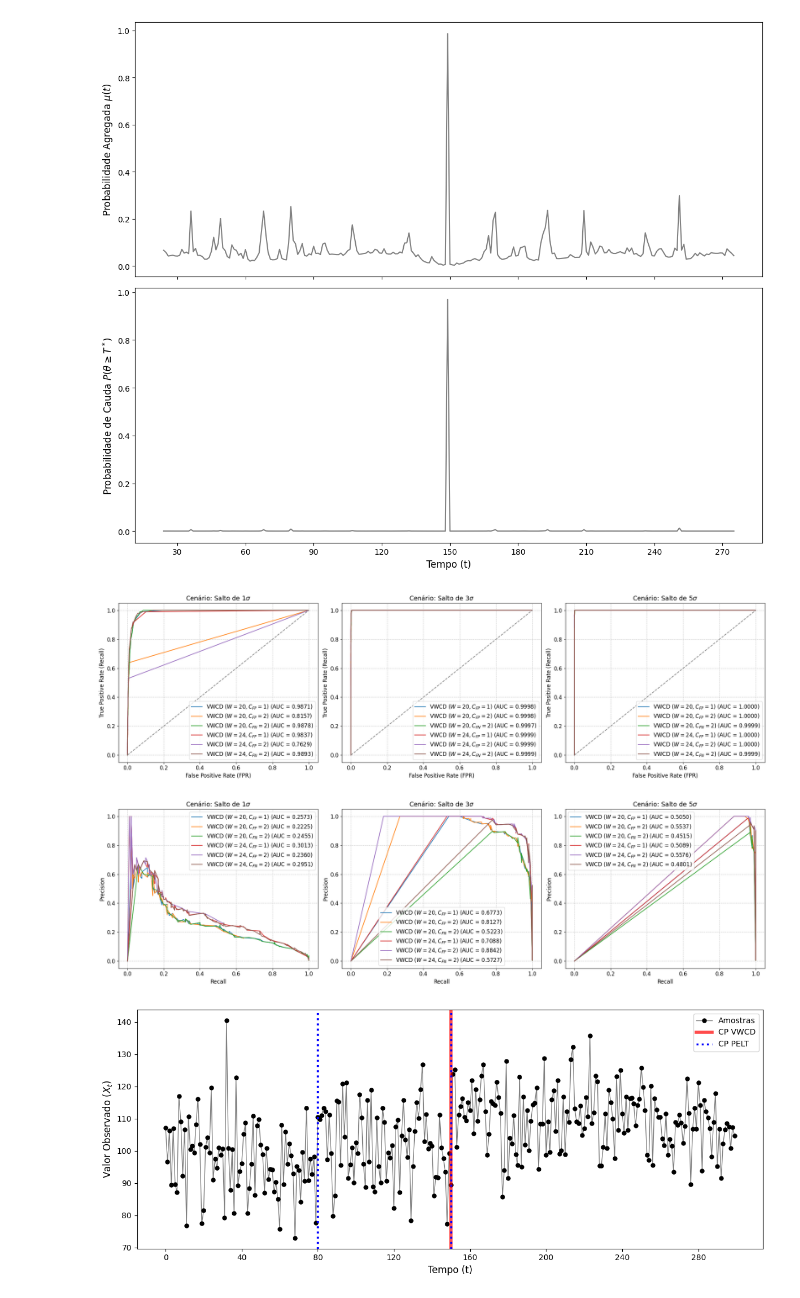
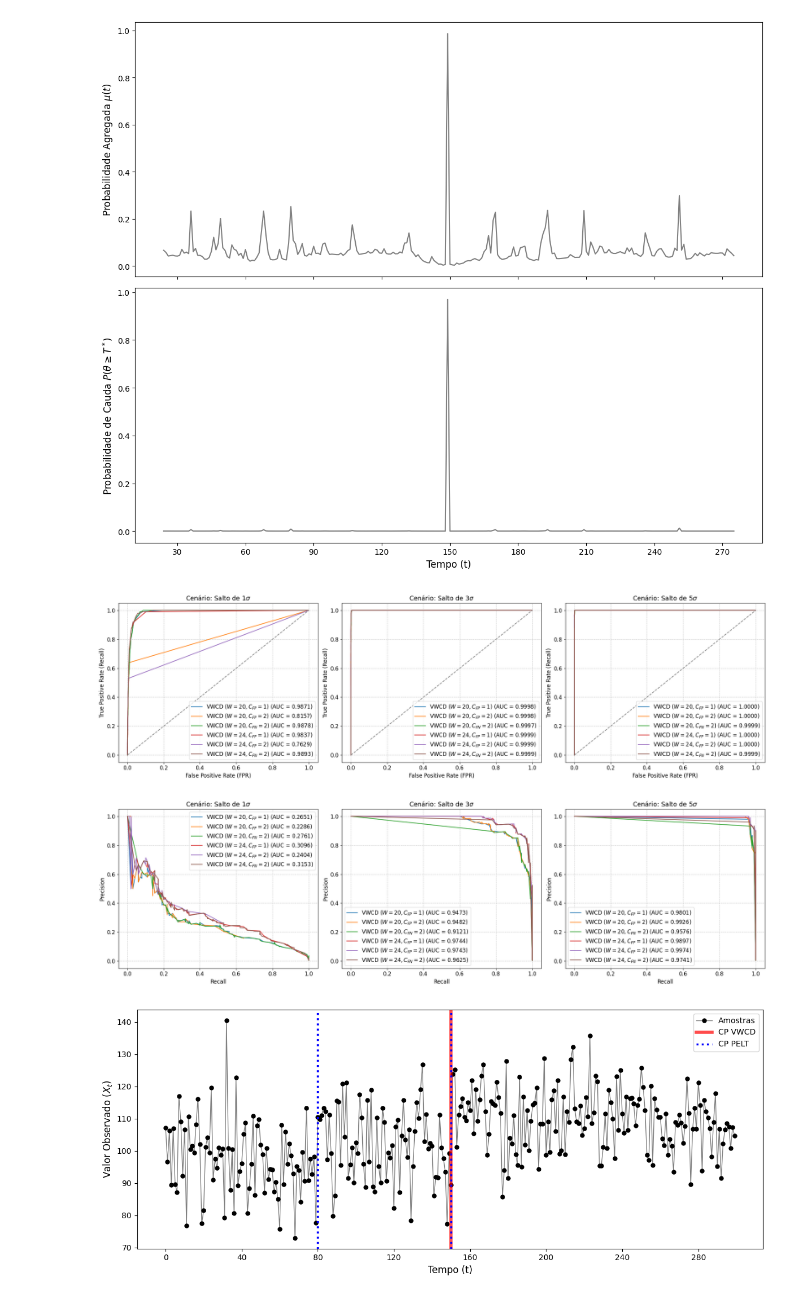
Before and after one commit to lhscaldas/Mestrado, a Jupyter notebook: figure_review.ipynb, the cells around one changed output. Drawn from its saved outputs; the diff is of its cells as text; code cells hidden in the pictures.

```diff
--- a/figure_review.ipynb
+++ b/figure_review.ipynb
@@ -880,8 +880,19 @@ def plot_grouped_curves(cenarios: list, methods: list, curve_type: str = 'ROC',
                 auc_value = np.trapezoid(df['Recall'], df['FPR'])
                 ax.plot(df['FPR'], df['Recall'], linestyle='-', label=f"{m_label} (AUC = {auc_value:.4f})")
 
+            # elif curve_type == 'PR':
+            #     df = df.sort_values(by='Recall')
+            #     auc_value = np.trapezoid(df['Precision'], df['Recall'])
+            #     ax.plot(df['Recall'], df['Precision'], linestyle='-', label=f"{m_label} (AUC = {auc_value:.4f})")
             elif curve_type == 'PR':
+                df = df[~((df['Recall'] == 0.0) & (df['Precision'] == 0.0))]
                 df = df.sort_values(by='Recall')
+
+                df = pd.concat([
+                    pd.DataFrame({'Recall': [0.0], 'Precision': [1.0]}),
+                    df[['Recall', 'Precision']]
+                ], ignore_index=True).drop_duplicates()
+
                 auc_value = np.trapezoid(df['Precision'], df['Recall'])
                 ax.plot(df['Recall'], df['Precision'], linestyle='-', label=f"{m_label} (AUC = {auc_value:.4f})")
 
@@ -927,34 +938,34 @@ cenario_labels = {
     "teste_m130": r"Salto de $3\sigma$",
     "teste_m150": r"Salto de $5\sigma$"
 }
 
 method_labels = {
     "vwcd_w20_fp1": r"VWCD ($W=20, C_{FP}=1$)",
     "vwcd_w20_fp2": r"VWCD ($W=20, C_{FP}=2$)",
     "vwcd_w20_fn2": r"VWCD ($W=20, C_{FN}=2$)",
     "vwcd_w24_fp1": r"VWCD ($W=24, C_{FP}=1$)",
     "vwcd_w24_fp2": r"VWCD ($W=24, C_{FP}=2$)",
     "vwcd_w24_fn2": r"VWCD ($W=24, C_{FN}=2$)"
 }
 
 plot_grouped_curves(
     cenarios=cenarios,
     methods=methods,
     curve_type='ROC',
     cenario_labels=cenario_labels,
     method_labels=method_labels
 )
 
 plot_grouped_curves(
     cenarios=cenarios,
     methods=methods,
     curve_type='PR',
     cenario_labels=cenario_labels,
     method_labels=method_labels
 )
 # %% [output]
 [figure]
-[figure, old version]
+[figure, new version]
 # %%
 import os
 from matplotlib import pyplot as plt
```
Also changed, not shown: parts of 1 cell of this notebook, 1 other file.
